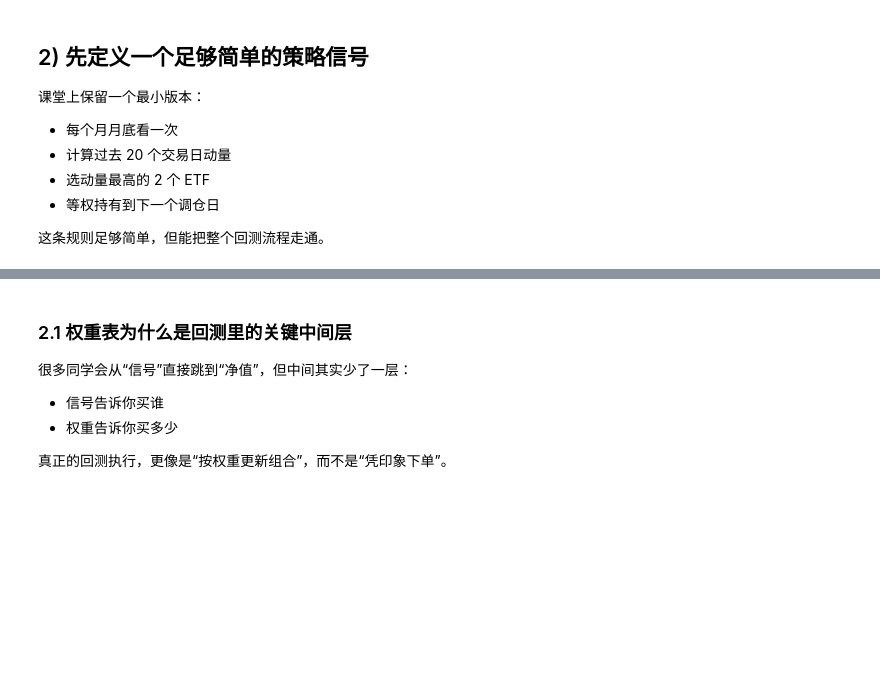
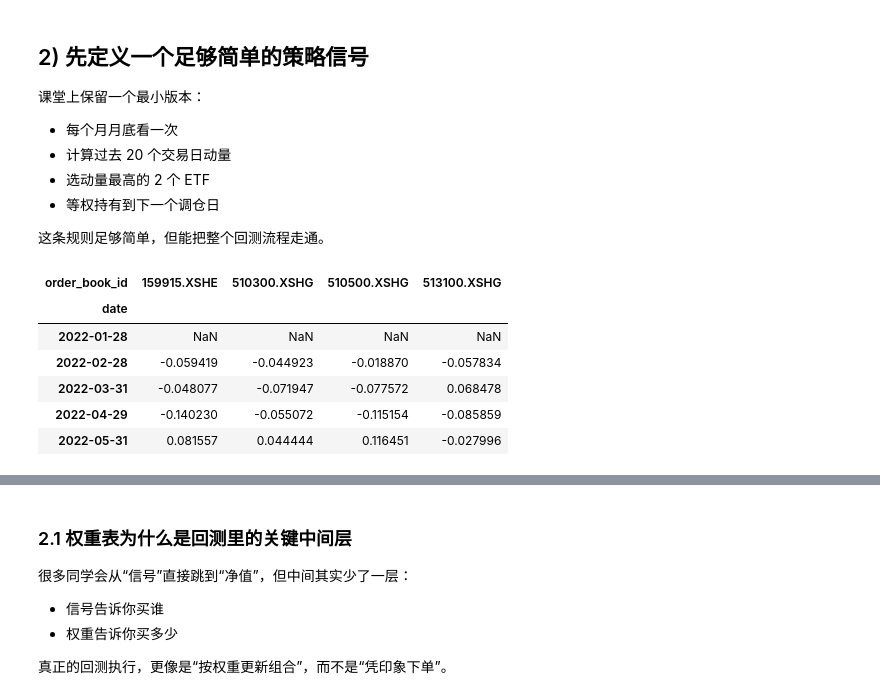
Before and after one commit to GoodNight0721/fec_workshop, a Jupyter notebook: quant_investing/compact_6lectures/C03_回测闭环与RQAlpha模板.ipynb, the cells around one changed output, grey strips where cells are left out. Saved outputs shown, nothing was run; the diff lists cells and outputs as text; code cells hidden in the pictures; blank space fills up the shorter version.

```diff
--- a/quant_investing/compact_6lectures/C03_回测闭环与RQAlpha模板.ipynb
+++ b/quant_investing/compact_6lectures/C03_回测闭环与RQAlpha模板.ipynb
@@ -80,8 +110,21 @@ close_wide.head()
 # %%
 # 20日动量：今天价格 / 20天前价格 - 1
 momentum_20 = close_wide / close_wide.shift(20) - 1
-rebalance_dates = pd.DatetimeIndex(momentum_20.resample("ME").last().index)
+
+# 这里取“每个月最后一个交易日”，而不是自然月月末
+rebalance_dates = pd.DatetimeIndex(
+    momentum_20.groupby(momentum_20.index.to_period("M")).tail(1).index
+)
+
 momentum_20.loc[rebalance_dates].head()
+# %% [output]
+| order_book_id | 159915.XSHE | 510300.XSHG | 510500.XSHG | 513100.XSHG |
+| date |  |  |  |  |
+| 2022-01-28 | NaN | NaN | NaN | NaN |
+| 2022-02-28 | -0.059419 | -0.044923 | -0.018870 | -0.057834 |
+| 2022-03-31 | -0.048077 | -0.071947 | -0.077572 | 0.068478 |
+| 2022-04-29 | -0.140230 | -0.055072 | -0.115154 | -0.085859 |
+| 2022-05-31 | 0.081557 | 0.044444 | 0.116451 | -0.027996 |
 # %%
 # 每个调仓日选动量最高的 2 个标的，并做等权配置
 weights = pd.DataFrame(0.0, index=rebalance_dates, columns=momentum_20.columns)
```
Also changed, not shown: parts of 36 cells of this notebook.
